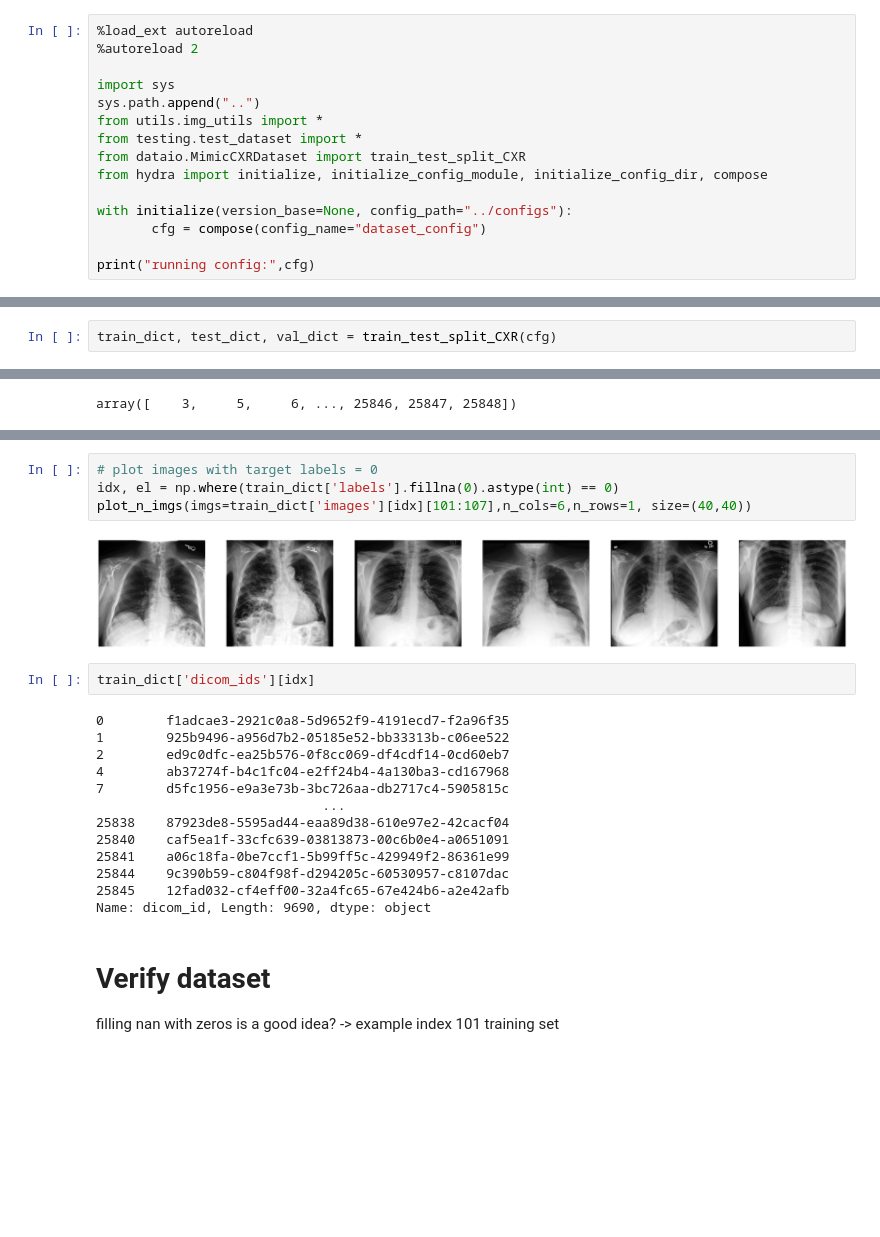
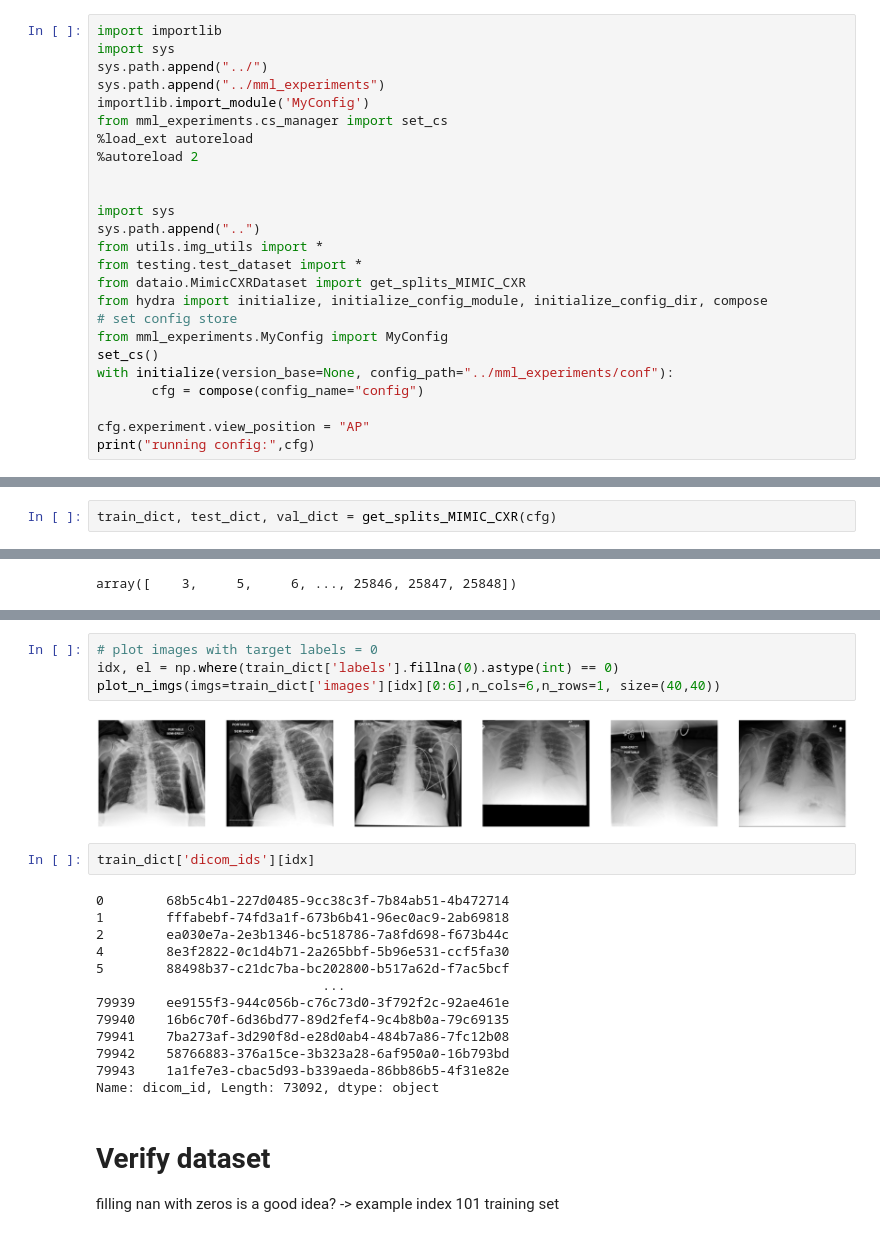
Before and after one commit to agostini335/mml, a Jupyter notebook: notebooks/eda_dataset_splits.ipynb, the cells around one changed output, grey strips where cells are left out. Drawn from its saved outputs; the diff is of its cells as text; blank space fills up the shorter version.

```diff
--- a/notebooks/eda_dataset_splits.ipynb
+++ b/notebooks/eda_dataset_splits.ipynb
@@ -1,16 +1,26 @@
 # %%
+import importlib
+import sys
+sys.path.append("../")
+sys.path.append("../mml_experiments")
+importlib.import_module('MyConfig')
+from mml_experiments.cs_manager import set_cs
 %load_ext autoreload
 %autoreload 2
+
 
 import sys
 sys.path.append("..")
 from utils.img_utils import *
 from testing.test_dataset import *
-from dataio.MimicCXRDataset import train_test_split_CXR
+from dataio.MimicCXRDataset import get_splits_MIMIC_CXR
 from hydra import initialize, initialize_config_module, initialize_config_dir, compose
+# set config store
+from mml_experiments.MyConfig import MyConfig
+set_cs()
+with initialize(version_base=None, config_path="../mml_experiments/conf"):
+       cfg = compose(config_name="config")
 
-with initialize(version_base=None, config_path="../configs"):
-       cfg = compose(config_name="dataset_config")
-
+cfg.experiment.view_position = "AP"
 print("running config:",cfg)
 # %% [output]
@@ -18,5 +28,5 @@ running config: {'root_dir': '/local/home/anandrea/mml/data/mimic-cxr-preprocess
 # %% [markdown]
 ## Verify splits
 # %%
-train_dict, test_dict, val_dict = train_test_split_CXR(cfg)
+train_dict, test_dict, val_dict = get_splits_MIMIC_CXR(cfg)
 # %% [output]
@@ -126,24 +146,24 @@ Name: dicom_id, Length: 16159, dtype: object
 # %%
 # plot images with target labels = 0
 idx, el = np.where(train_dict['labels'].fillna(0).astype(int) == 0)
-plot_n_imgs(imgs=train_dict['images'][idx][101:107],n_cols=6,n_rows=1, size=(40,40))
+plot_n_imgs(imgs=train_dict['images'][idx][0:6],n_cols=6,n_rows=1, size=(40,40))
 # %% [output]
-[figure, old version]
+[figure, new version]
 # %%
 train_dict['dicom_ids'][idx]
 # %% [output]
-0        f1adcae3-2921c0a8-5d9652f9-4191ecd7-f2a96f35
-1        925b9496-a956d7b2-05185e52-bb33313b-c06ee522
-2        ed9c0dfc-ea25b576-0f8cc069-df4cdf14-0cd60eb7
-4        ab37274f-b4c1fc04-e2ff24b4-4a130ba3-cd167968
-7        d5fc1956-e9a3e73b-3bc726aa-db2717c4-5905815c
+0        68b5c4b1-227d0485-9cc38c3f-7b84ab51-4b472714
+1        fffabebf-74fd3a1f-673b6b41-96ec0ac9-2ab69818
+2        ea030e7a-2e3b1346-bc518786-7a8fd698-f673b44c
+4        8e3f2822-0c1d4b71-2a265bbf-5b96e531-ccf5fa30
+5        88498b37-c21dc7ba-bc202800-b517a62d-f7ac5bcf
                              ...
-25838    87923de8-5595ad44-eaa89d38-610e97e2-42cacf04
-25840    caf5ea1f-33cfc639-03813873-00c6b0e4-a0651091
-25841    a06c18fa-0be7ccf1-5b99ff5c-429949f2-86361e99
-25844    9c390b59-c804f98f-d294205c-60530957-c8107dac
-25845    12fad032-cf4eff00-32a4fc65-67e424b6-a2e42afb
-Name: dicom_id, Length: 9690, dtype: object
+79939    ee9155f3-944c056b-c76c73d0-3f792f2c-92ae461e
+79940    16b6c70f-6d36bd77-89d2fef4-9c4b8b0a-79c69135
+79941    7ba273af-3d290f8d-e28d0ab4-484b7a86-7fc12b08
+79942    58766883-376a15ce-3b323a28-6af950a0-16b793bd
+79943    1a1fe7e3-cbac5d93-b339aeda-86bb86b5-4f31e82e
+Name: dicom_id, Length: 73092, dtype: object
 # %% [markdown]
 # Verify dataset
 
```
Also changed, not shown: parts of 6 cells of this notebook, 4 other files.
